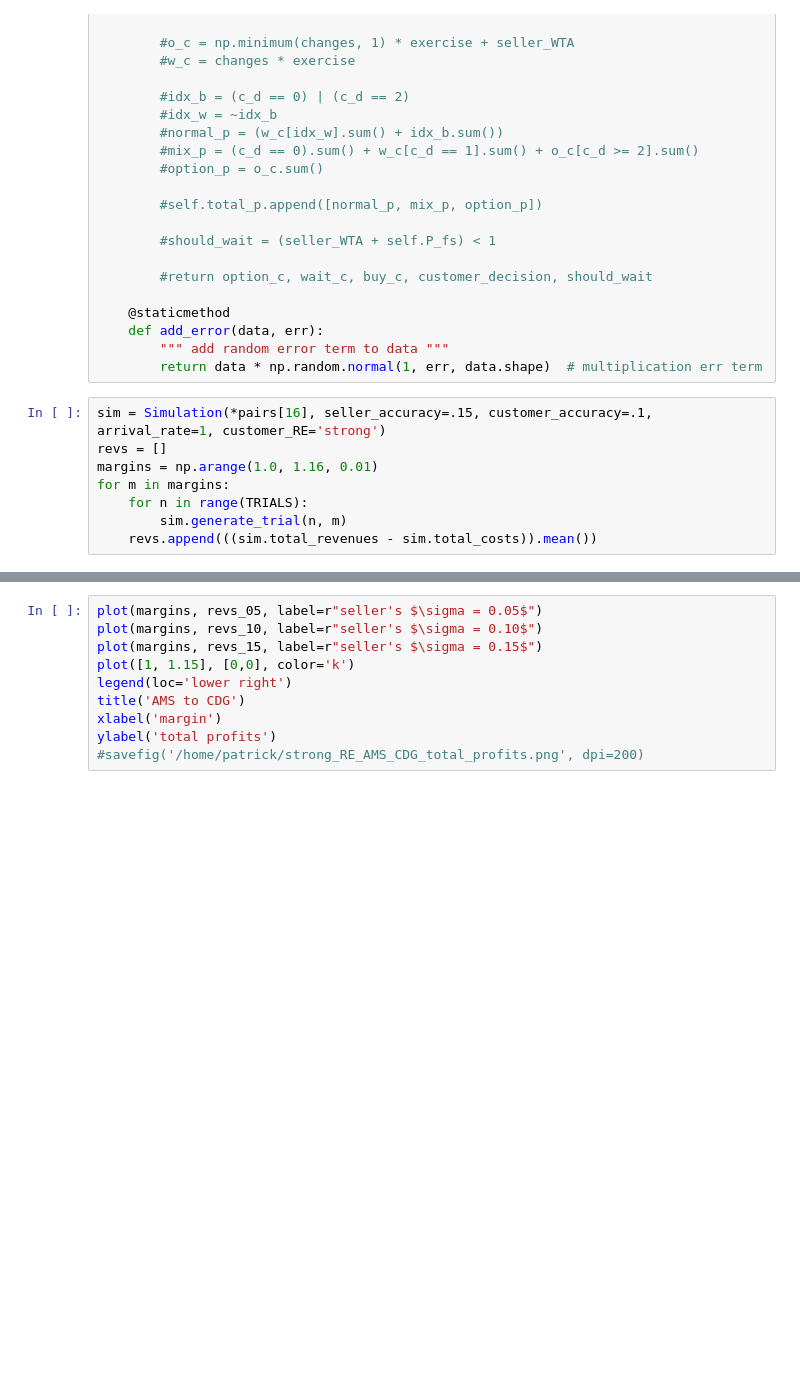
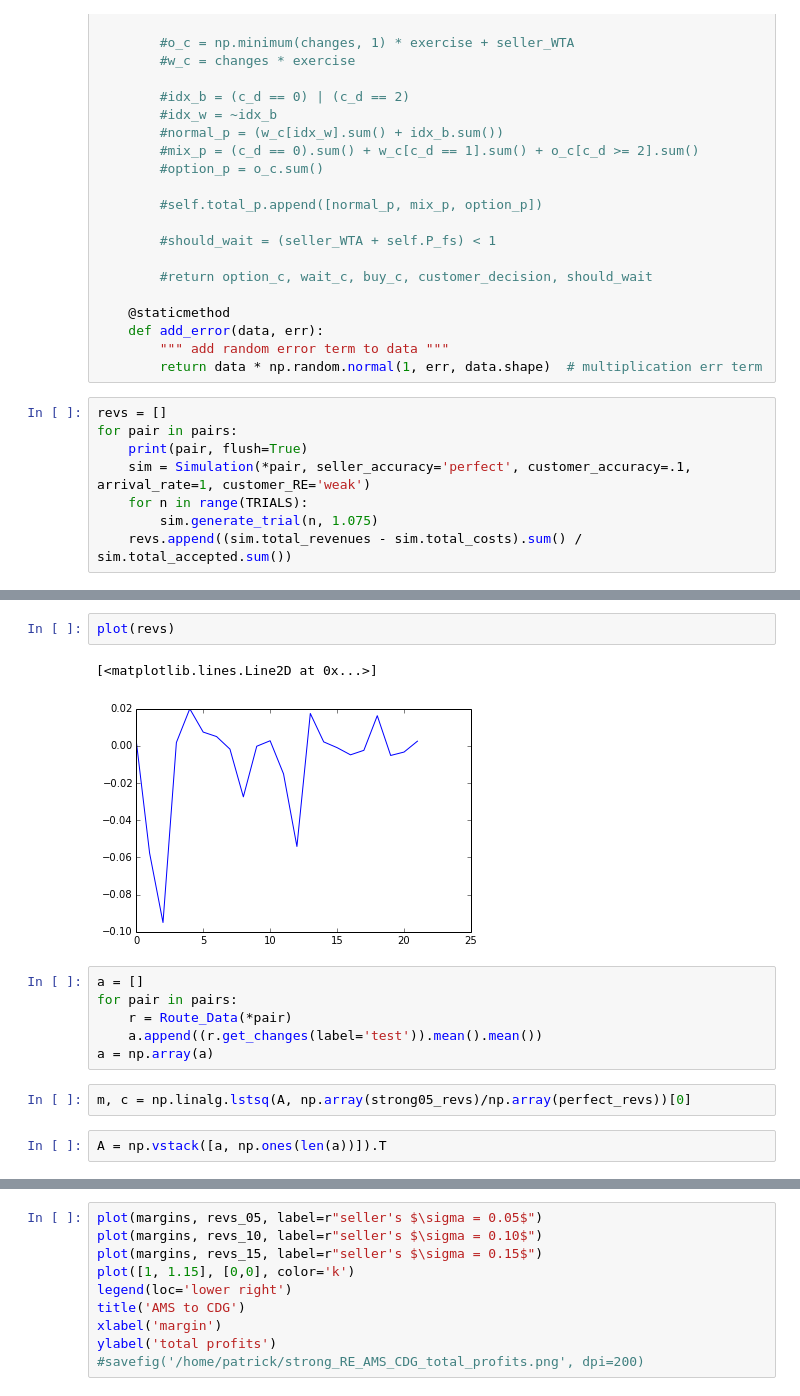
Before and after one commit to vankempen/Thesis, a Jupyter notebook: Simulation/Final simulation.ipynb, the cells around one changed output, grey strips where cells are left out. Cells and saved outputs as stored; diff of their text form; blank space fills up the shorter version.

Commit message:
more results till weak customer

```diff
--- a/Simulation/Final simulation.ipynb
+++ b/Simulation/Final simulation.ipynb
@@ -248,10 +249,10 @@ class Simulation():
         """ add random error term to data """
         return data * np.random.normal(1, err, data.shape)  # multiplication err term
 # %%
-sim = Simulation(*pairs[16], seller_accuracy=.15, customer_accuracy=.1, arrival_rate=1, customer_RE='strong')
 revs = []
-margins = np.arange(1.0, 1.16, 0.01)
-for m in margins:
+for pair in pairs:
+    print(pair, flush=True)
+    sim = Simulation(*pair, seller_accuracy='perfect', customer_accuracy=.1, arrival_rate=1, customer_RE='weak')
     for n in range(TRIALS):
-        sim.generate_trial(n, m)
-    revs.append(((sim.total_revenues - sim.total_costs)).mean())
+        sim.generate_trial(n, 1.075)
+    revs.append((sim.total_revenues - sim.total_costs).sum() / sim.total_accepted.sum())
@@ -257,0 +277,15 @@ for m in margins:
+# %%
+plot(revs)
+# %% [output]
+[<matplotlib.lines.Line2D at 0x...>]
+[figure, added]
+# %%
+a = []
+for pair in pairs:
+    r = Route_Data(*pair)
+    a.append((r.get_changes(label='test')).mean().mean())
+a = np.array(a)
+# %%
+m, c = np.linalg.lstsq(A, np.array(strong05_revs)/np.array(perfect_revs))[0]
+# %%
+A = np.vstack([a, np.ones(len(a))]).T
```
Also changed, not shown: parts of 13 cells of this notebook, 6 other files.
